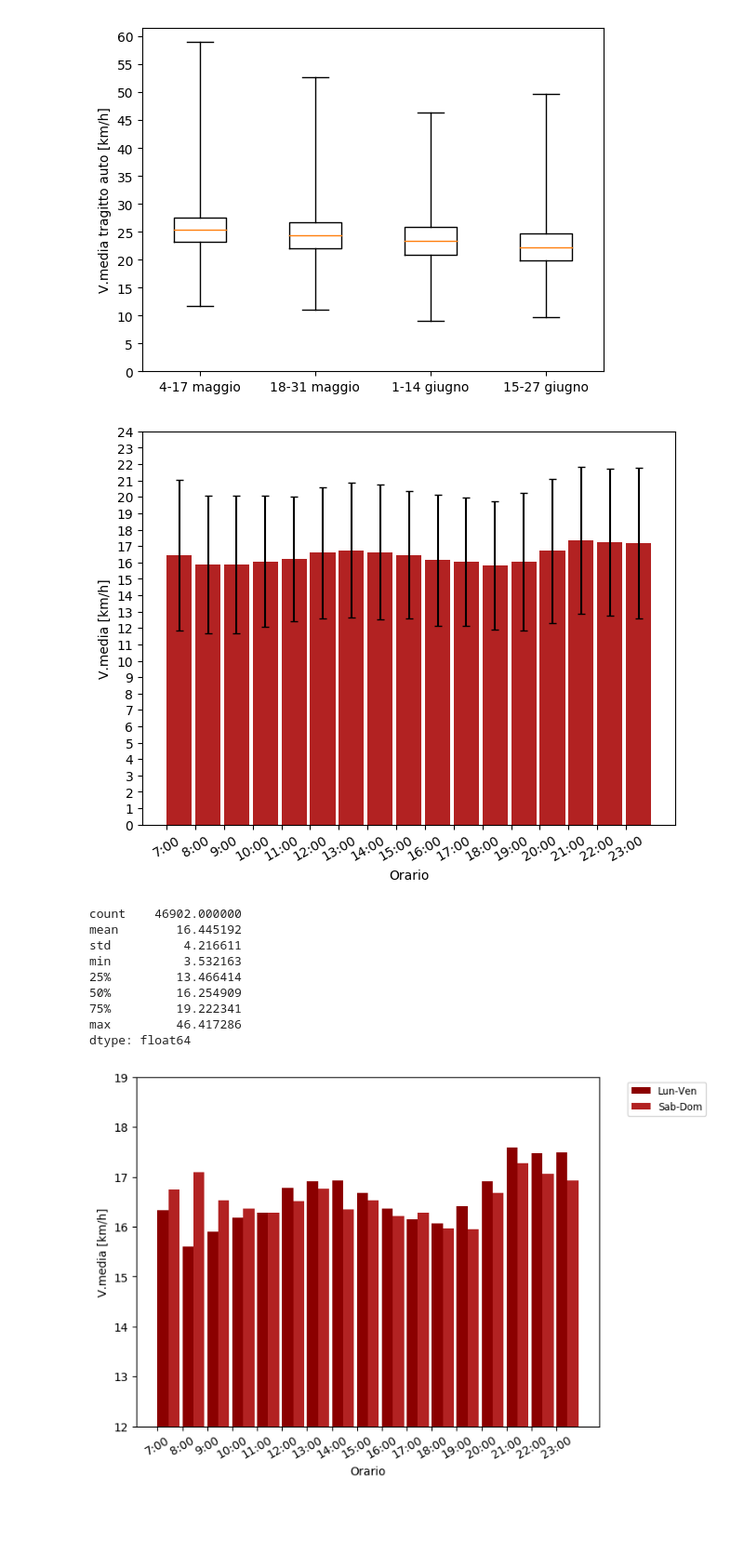
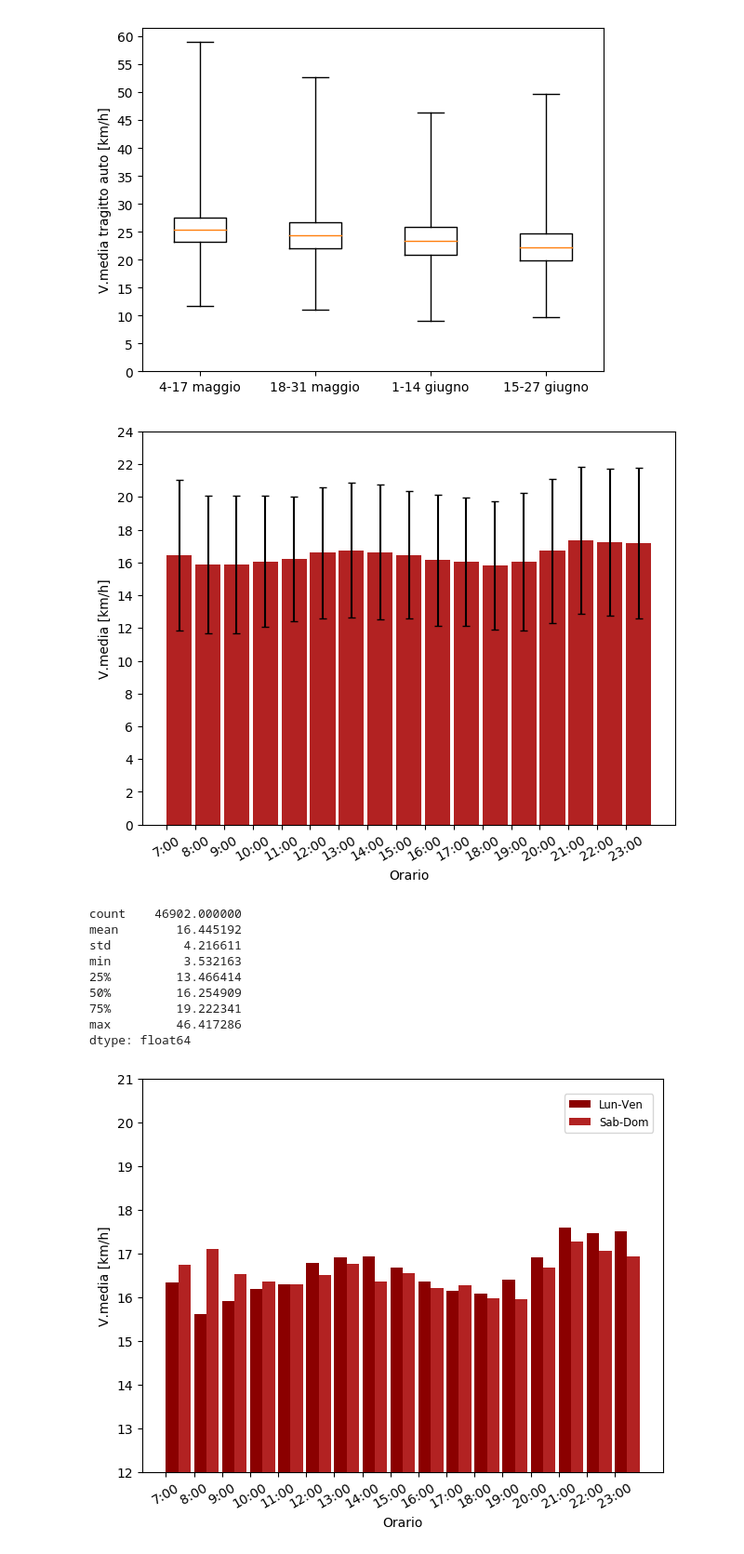
Before and after one commit to mmastrapasqua7/kowalskianalysis, a Jupyter notebook: jupyter/2_VariazioneVelocitaMediaOraria.ipynb, the cells around one changed output. Shown at 93% size. Saved outputs shown, nothing was run; the diff lists cells and outputs as text; code cells hidden in the pictures; blank space fills up the shorter version.

```diff
--- a/jupyter/2_VariazioneVelocitaMediaOraria.ipynb
+++ b/jupyter/2_VariazioneVelocitaMediaOraria.ipynb
@@ -276,9 +256,9 @@ ax.set_xticklabels(myindex)
 
 plt.xlabel('Orario')
 plt.ylabel('V.media [km/h]')
-plt.legend(bbox_to_anchor=(1.05, 1), loc='upper left', fontsize='small')
+plt.legend(bbox_to_anchor=(1.05, 1), loc='lower left', fontsize='small')
 
-plt.yticks(range(0, 25, 1))
+plt.yticks(range(0, 25, 2))
 plt.setp(ax.get_xticklabels(), rotation=30, ha='center')
 
 plt.show()
@@ -287,7 +267,7 @@ plt.show()
 velocita_media = (tragitti[distance_param] * 60.) / tragitti['Enjoy']
 velocita_media.describe()
 # %% [output]
-[figure, old version]
+[figure, new version]
 count    46902.000000
 mean        16.445192
 std          4.216611
@@ -300,30 +280,30 @@ dtype: float64
 # %%
 tw_means, tw_std = vmedia_week_list(tragitti[w], 'Enjoy'), np.round(vstd_giorno(tragitti[w], 'Enjoy'), 1).tolist()
 twe_means, twe_std =  vmedia_week_list(tragitti[we], 'Enjoy'), np.round(vstd_giorno(tragitti[we], 'Enjoy'), 1).tolist()
 
 ind = np.arange(len(tw_means))
 width = 0.44  # the width of the bars
 
 fig, ax = plt.subplots()
 rects1 = ax.bar(ind, tw_means, width, label='Lun-Ven', color='darkred', align='edge')
 rects2 = ax.bar(ind + width, twe_means, width, label='Sab-Dom',  color='firebrick', align='edge')
 
 fig.tight_layout()
 
 ax.set_xticks(ind)
 ax.set_xticklabels(myindex)
 
 plt.xlabel('Orario')
 plt.ylabel('V.media [km/h]')
-plt.legend(bbox_to_anchor=(1.05, 1), loc='upper left', fontsize='small')
+plt.legend(bbox_to_anchor=(0.80, 0.85), loc='lower left', fontsize='small')
 
 plt.yticks(range(0, 29, 1))
 plt.setp(ax.get_xticklabels(), rotation=30)
-plt.ylim((12, 19))
+plt.ylim((12, 21))
 
 plt.show()
 # %% [output]
-[figure, old version]
+[figure, new version]
 # %%
 tw12 = vmedia_giorno(tragitti[(tragitti['Month'] == 5) & tragitti['Day'].between(4, 17)], 'Enjoy')
 tw34 = vmedia_giorno(tragitti[(tragitti['Month'] == 5) & tragitti['Day'].between(18, 31)], 'Enjoy')
```
Also changed, not shown: parts of 10 cells of this notebook, 17 other files.
